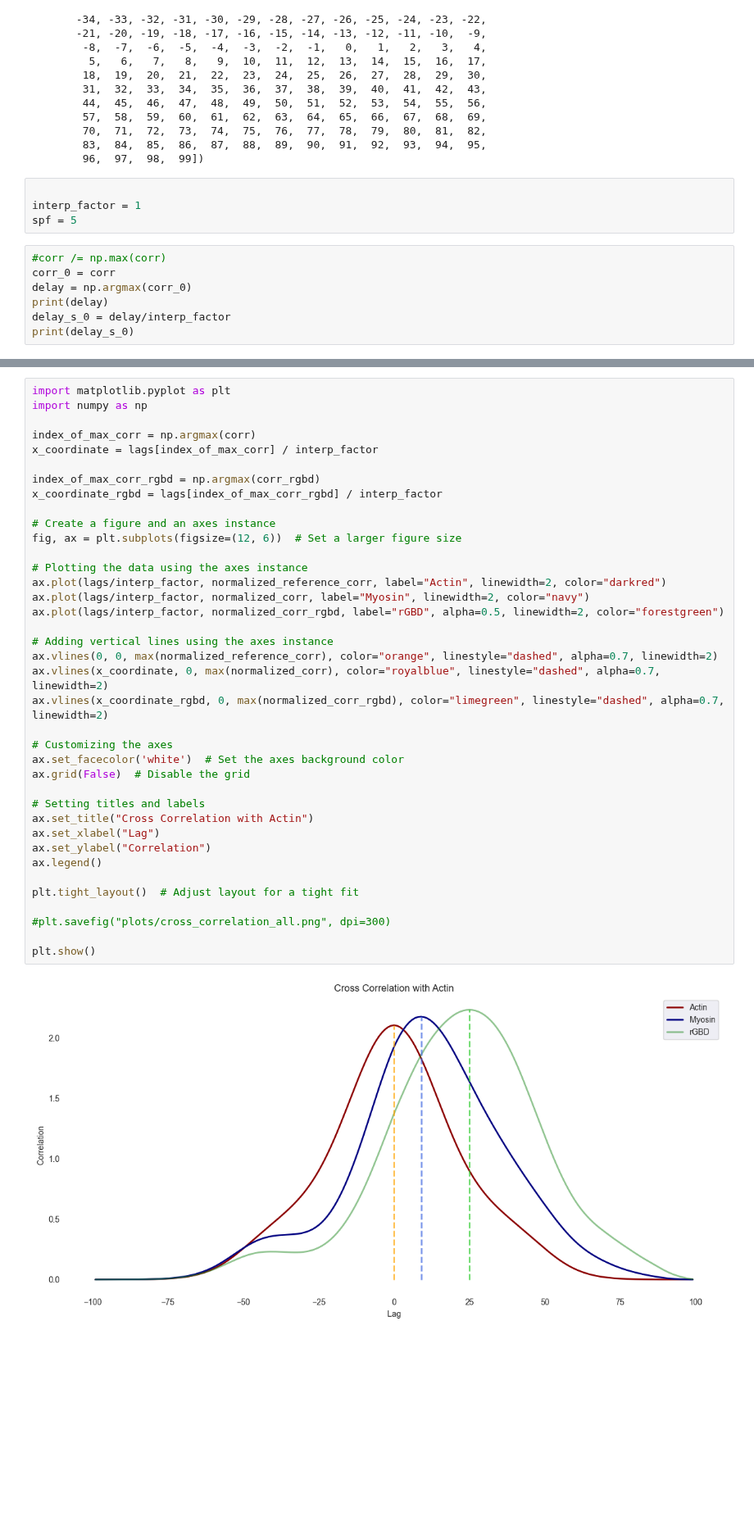
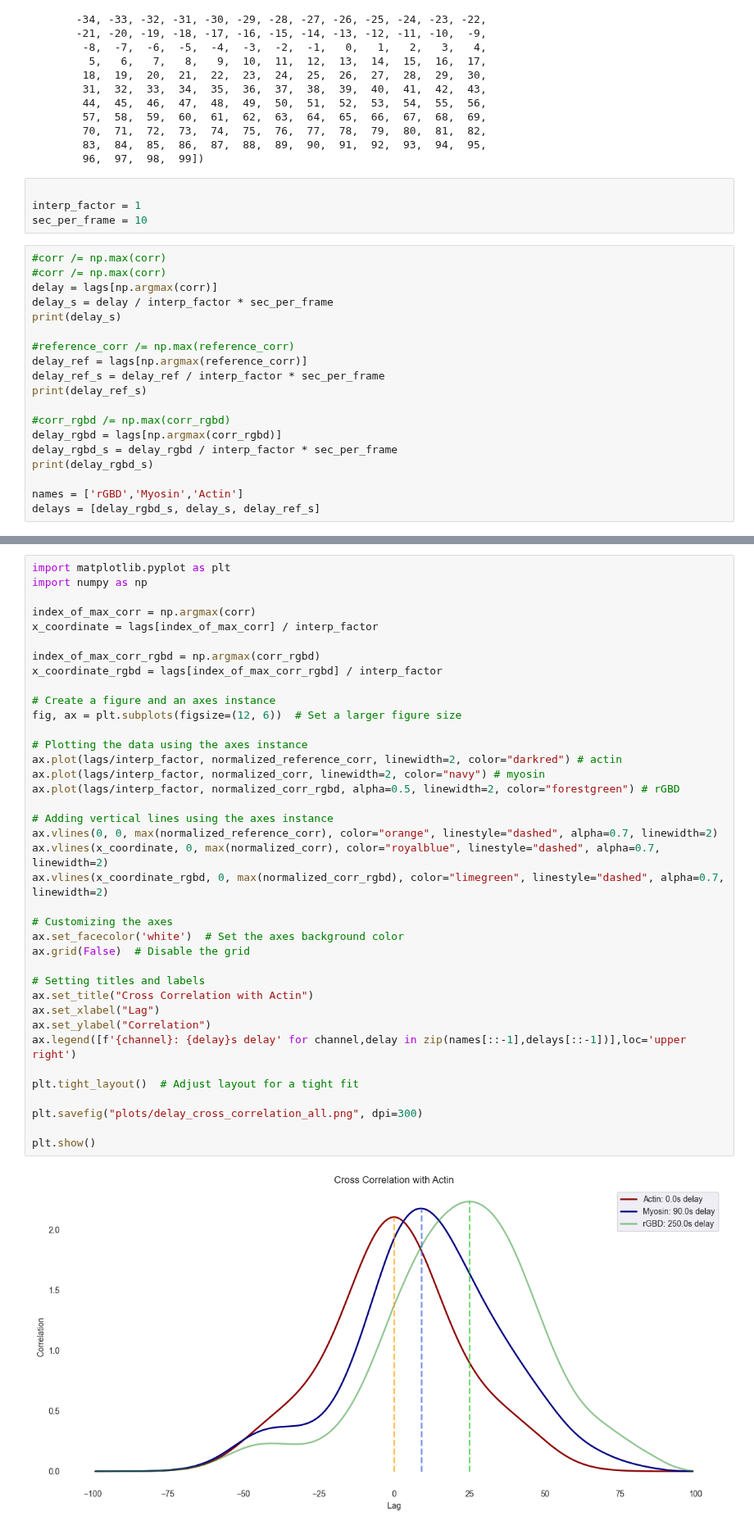
Before and after one commit to leaBroe/arcospx_analysis_quantification_correlation, a Jupyter notebook: cross_correlation.ipynb, the cells around one changed output, grey strips where cells are left out. Shown at 82% size. Drawn from its saved outputs; the diff is of its cells as text; blank space fills up the shorter version.

```diff
--- a/cross_correlation.ipynb
+++ b/cross_correlation.ipynb
@@ -401,12 +403,24 @@ array([-99, -98, -97, -96, -95, -94, -93, -92, -91, -90, -89, -88, -87,
 # %%
 
 interp_factor = 1
-spf = 5
+sec_per_frame = 10
 # %%
 #corr /= np.max(corr)
-corr_0 = corr
-delay = np.argmax(corr_0)
-print(delay)
-delay_s_0 = delay/interp_factor
-print(delay_s_0)
+#corr /= np.max(corr)
+delay = lags[np.argmax(corr)]
+delay_s = delay / interp_factor * sec_per_frame
+print(delay_s)
+
+#reference_corr /= np.max(reference_corr)
+delay_ref = lags[np.argmax(reference_corr)]
+delay_ref_s = delay_ref / interp_factor * sec_per_frame
+print(delay_ref_s)
+
+#corr_rgbd /= np.max(corr_rgbd)
+delay_rgbd = lags[np.argmax(corr_rgbd)]
+delay_rgbd_s = delay_rgbd / interp_factor * sec_per_frame
+print(delay_rgbd_s)
+
+names = ['rGBD','Myosin','Actin']
+delays = [delay_rgbd_s, delay_s, delay_ref_s]
 # %% [output]
@@ -419,36 +434,36 @@ import numpy as np
 index_of_max_corr = np.argmax(corr)
 x_coordinate = lags[index_of_max_corr] / interp_factor
 
 index_of_max_corr_rgbd = np.argmax(corr_rgbd)
 x_coordinate_rgbd = lags[index_of_max_corr_rgbd] / interp_factor
 
 # Create a figure and an axes instance
 fig, ax = plt.subplots(figsize=(12, 6))  # Set a larger figure size
 
 # Plotting the data using the axes instance
-ax.plot(lags/interp_factor, normalized_reference_corr, label="Actin", linewidth=2, color="darkred")
-ax.plot(lags/interp_factor, normalized_corr, label="Myosin", linewidth=2, color="navy")
-ax.plot(lags/interp_factor, normalized_corr_rgbd, label="rGBD", alpha=0.5, linewidth=2, color="forestgreen")
+ax.plot(lags/interp_factor, normalized_reference_corr, linewidth=2, color="darkred") # actin
+ax.plot(lags/interp_factor, normalized_corr, linewidth=2, color="navy") # myosin
+ax.plot(lags/interp_factor, normalized_corr_rgbd, alpha=0.5, linewidth=2, color="forestgreen") # rGBD
 
 # Adding vertical lines using the axes instance
 ax.vlines(0, 0, max(normalized_reference_corr), color="orange", linestyle="dashed", alpha=0.7, linewidth=2)
 ax.vlines(x_coordinate, 0, max(normalized_corr), color="royalblue", linestyle="dashed", alpha=0.7, linewidth=2)
 ax.vlines(x_coordinate_rgbd, 0, max(normalized_corr_rgbd), color="limegreen", linestyle="dashed", alpha=0.7, linewidth=2)
 
 # Customizing the axes
 ax.set_facecolor('white')  # Set the axes background color
 ax.grid(False)  # Disable the grid
 
 # Setting titles and labels
 ax.set_title("Cross Correlation with Actin")
 ax.set_xlabel("Lag")
 ax.set_ylabel("Correlation")
-ax.legend()
+ax.legend([f'{channel}: {delay}s delay' for channel,delay in zip(names[::-1],delays[::-1])],loc='upper right')
 
 plt.tight_layout()  # Adjust layout for a tight fit
 
-#plt.savefig("plots/cross_correlation_all.png", dpi=300)
+plt.savefig("plots/delay_cross_correlation_all.png", dpi=300)
 
 plt.show()
 # %% [output]
-[figure, old version]
+[figure, new version]
```
Also changed, not shown: parts of 2 cells of this notebook, 8 other files.
